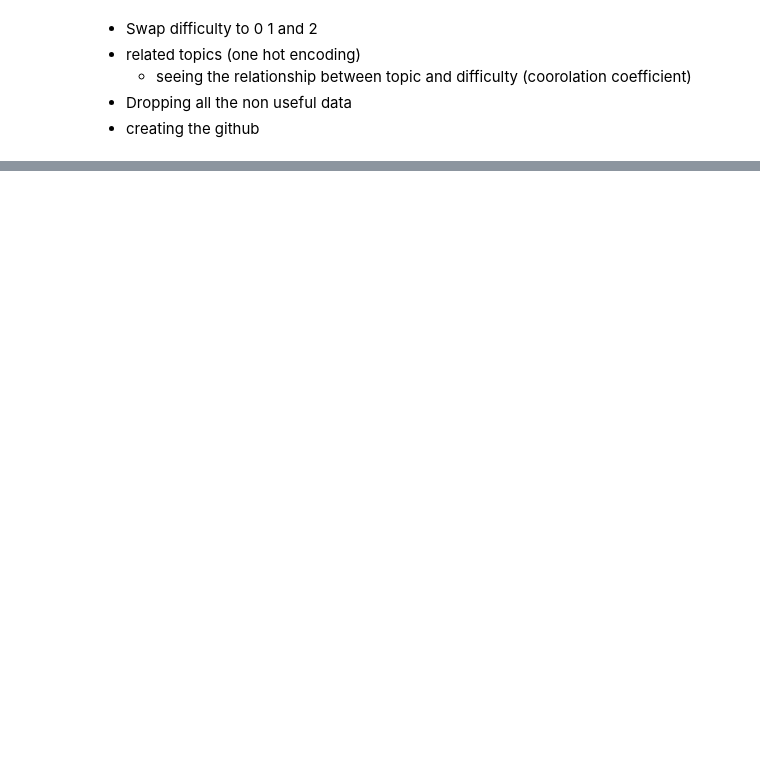
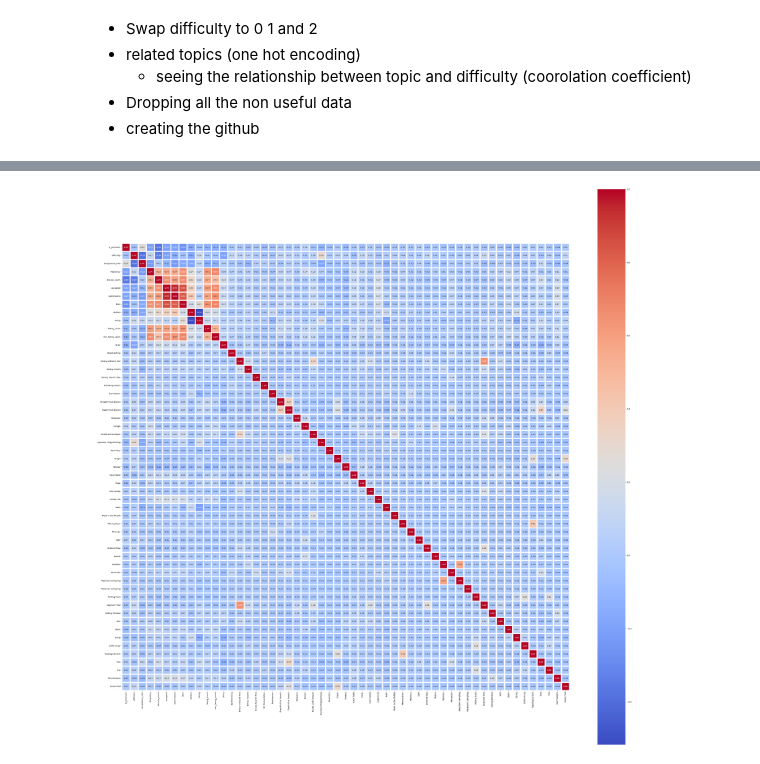
Before and after one commit to ruili4UCSD/CSE151A_WIN24_GROUP, a Jupyter notebook: ipynb/LeetcodeDataExploration.ipynb, the cells around one changed output, grey strips where cells are left out. Cells and saved outputs as stored; diff of their text form; code cells hidden in the pictures; blank space fills up the shorter version.

Commit message:
graphs and stuff

```diff
--- a/ipynb/LeetcodeDataExploration.ipynb
+++ b/ipynb/LeetcodeDataExploration.ipynb
@@ -70,0 +72,2 @@ for label, problem in data.items():
+# %%
+data.drop(columns=["id", "title", "description", "solution_link", "url", "asked_by_faang", "similar_questions"], inplace=True)
@@ -70,0 +113,16 @@ for label, problem in data.items():
+# %%
+#convert accepted and submissions to ints
+def convert_to_int(s):
+  if isinstance(s, (int, float)):
+    return s
+  elif pd.isna(s):
+    return 0
+
+  if 'K' in s:
+    return float(s.replace('K', '')) * 1000
+  elif 'M' in s:
+    return float(s.replace('M', '')) * 1000000
+  else:
+    return s
+data['accepted'] = data['accepted'].apply(convert_to_int)
+data['submissions'] = data['submissions'].apply(convert_to_int)
@@ -70,0 +131,3 @@ for label, problem in data.items():
+# %%
+#one hot encode related_topics
+final_data = pd.concat([data.drop(columns=['related_topics']), data['related_topics'].str.get_dummies(sep=",")], axis=1)
@@ -75,0 +177,10 @@ sns.pairplot(data, hue="difficulty")
+# %%
+#note we need to fix 'accepted' and 'submissions' as they are strings rn
+normalized_data = final_data
+def minMaxNormalizeSeries(series):
+  if series.dtype != object:
+    min = series.min()
+    max = series.max()
+    series = (series-min)/(max-min)
+  return series
+normalized_data.apply(minMaxNormalizeSeries, axis = 0)
@@ -75,0 +201,9 @@ sns.pairplot(data, hue="difficulty")
+# %%
+#TODO remove the drop once accepted and submissions are fixed
+dataplot = normalized_data
+
+plt.figure(figsize=(50, 50))
+sns.heatmap(dataplot.corr(), annot=True, fmt='.2f', cmap='coolwarm', square=True, linewidths=5)
+plt.show()
+# %% [output]
+[figure, added]
```
Also changed, not shown: parts of 27 cells of this notebook.
